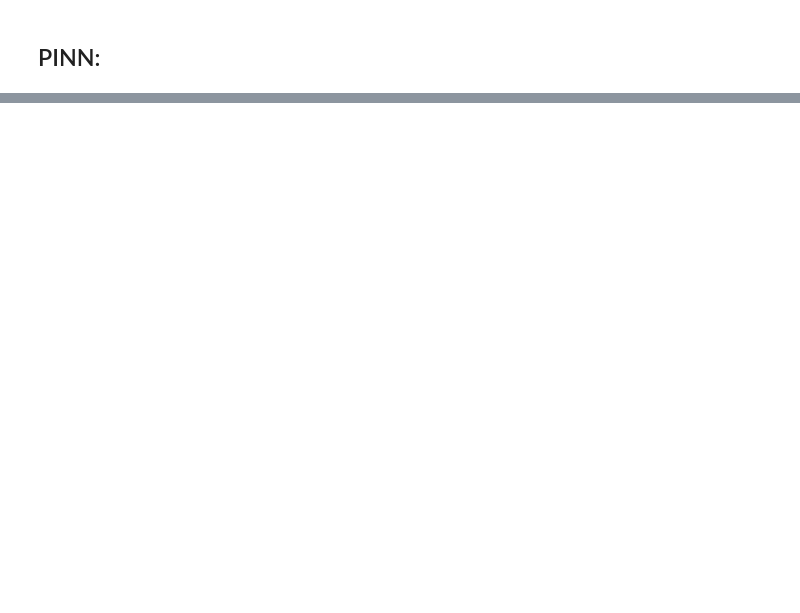
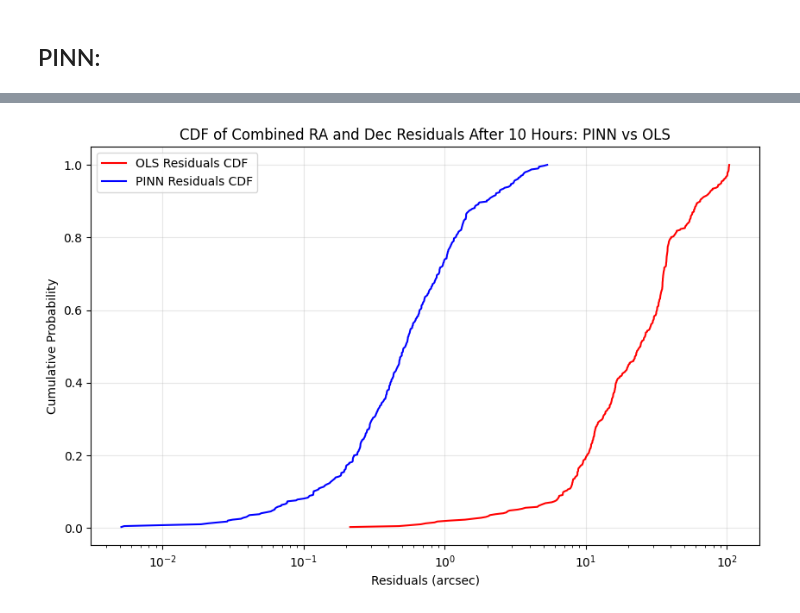
Before and after one commit to nmartinez7/pinn_orbital, a Jupyter notebook: pinn_orbital_exploration.ipynb, the cells around one changed output, grey strips where cells are left out. Drawn from its saved outputs; the diff is of its cells as text; code cells hidden in the pictures; blank space fills up the shorter version.

```diff
--- a/pinn_orbital_exploration.ipynb
+++ b/pinn_orbital_exploration.ipynb
@@ -813,0 +648,37 @@ plt.show()
+# %%
+# CDF of RA and Dec residuals for OLS and PINN
+plt.figure(figsize=(10, 6))
+
+# Pool RA and Dec residuals together and take absolute values
+ra_residuals_ols_pooled = np.concatenate([ra_residuals_ols, dec_residuals_ols])
+ra_residuals_pinn_pooled = np.concatenate([ra_residuals_pinn, dec_residuals_pinn])
+
+# Ignore first 10 hours (3600 * 10 = 36000 seconds)
+indices_after_10h = observation_times >= 36000
+
+ra_residuals_ols_filtered = ra_residuals_ols_pooled[np.concatenate([indices_after_10h, indices_after_10h])]
+ra_residuals_pinn_filtered = ra_residuals_pinn_pooled[np.concatenate([indices_after_10h, indices_after_10h])]
+
+# Sort absolute values for CDF
+ra_residuals_ols_sorted = np.sort(np.abs(ra_residuals_ols_filtered))
+ra_residuals_pinn_sorted = np.sort(np.abs(ra_residuals_pinn_filtered))
+
+# Compute CDF values
+cdf_ols = np.arange(1, len(ra_residuals_ols_sorted)+1) / len(ra_residuals_ols_sorted)
+cdf_pinn = np.arange(1, len(ra_residuals_pinn_sorted)+1) / len(ra_residuals_pinn_sorted)
+
+# Convert residuals from degrees to arcseconds
+ra_residuals_ols_sorted_arcsec = ra_residuals_ols_sorted * 3600
+ra_residuals_pinn_sorted_arcsec = ra_residuals_pinn_sorted * 3600
+
+plt.plot(ra_residuals_ols_sorted_arcsec, cdf_ols, label='OLS Residuals CDF', color='red')
+plt.plot(ra_residuals_pinn_sorted_arcsec, cdf_pinn, label='PINN Residuals CDF', color='blue')
+plt.xlabel('Residuals (arcsec)')
+plt.ylabel('Cumulative Probability')
+plt.title('CDF of Combined RA and Dec Residuals After 10 Hours: PINN vs OLS')
+plt.xscale('log')
+plt.legend()
+plt.grid(True, alpha=0.3)
+plt.show()
+# %% [output]
+[figure, added]
```
Also changed, not shown: parts of 38 cells of this notebook.
